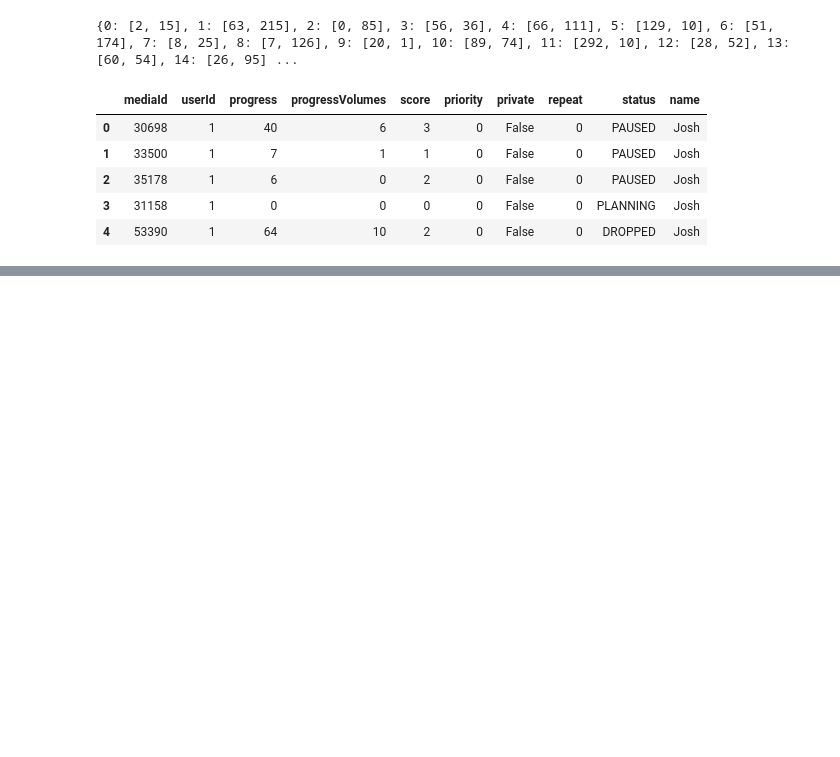
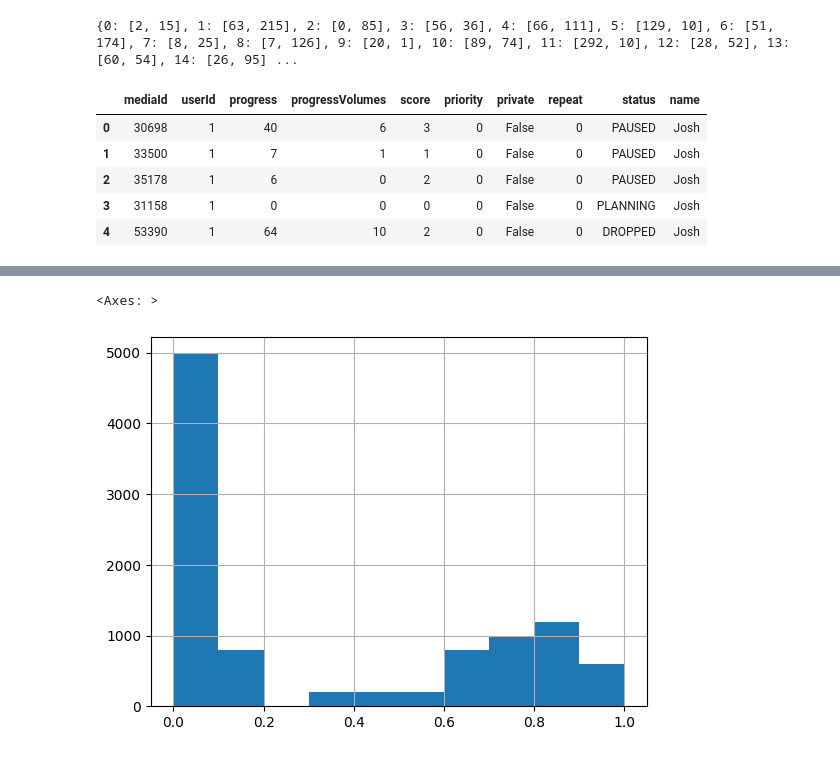
Before and after one commit to mannkenn/manga-recs, a Jupyter notebook: notebooks/feature_engineering.ipynb, the cells around one changed output, grey strips where cells are left out. Drawn from its saved outputs; the diff is of its cells as text; code cells hidden in the pictures; blank space fills up the shorter version.

```diff
--- a/notebooks/feature_engineering.ipynb
+++ b/notebooks/feature_engineering.ipynb
@@ -160,0 +223,35 @@ Name: count, dtype: int64
+# %%
+def create_user_features(data):
+    # Accept either a path-like object or a DataFrame
+    if isinstance(data, (str, Path)):
+        df = pd.read_parquet(data)
+    elif isinstance(data, pd.DataFrame):
+        df = data.copy()
+    else:
+        df = pd.read_parquet(data)
+
+    # Drop unused columns (assign the result)
+    df = df.drop(columns=['priority', 'progress', 'progressVolumes', 'private', 'repeat', 'name'], errors='ignore')
+
+    # Map status to numerical representation
+    status_map = {
+        "COMPLETED": 1.0,
+        "CURRENT": 0.8,
+        "PAUSED": 0.5,
+        "PLANNING": 0.2,
+        "DROPPED": 0.1
+    }
+
+    df['status'] = df['status'].map(status_map)
+
+    df['interaction_strength'] = df['status'] * (df['score'] / 10)
+
+    return df
+# %%
+from pathlib import Path
+test = create_user_features(user_df)
+# %%
+test['interaction_strength'].hist()
+# %% [output]
+<Axes: >
+[figure, added]
```
Also changed, not shown: parts of 12 cells of this notebook, 1 other file.
